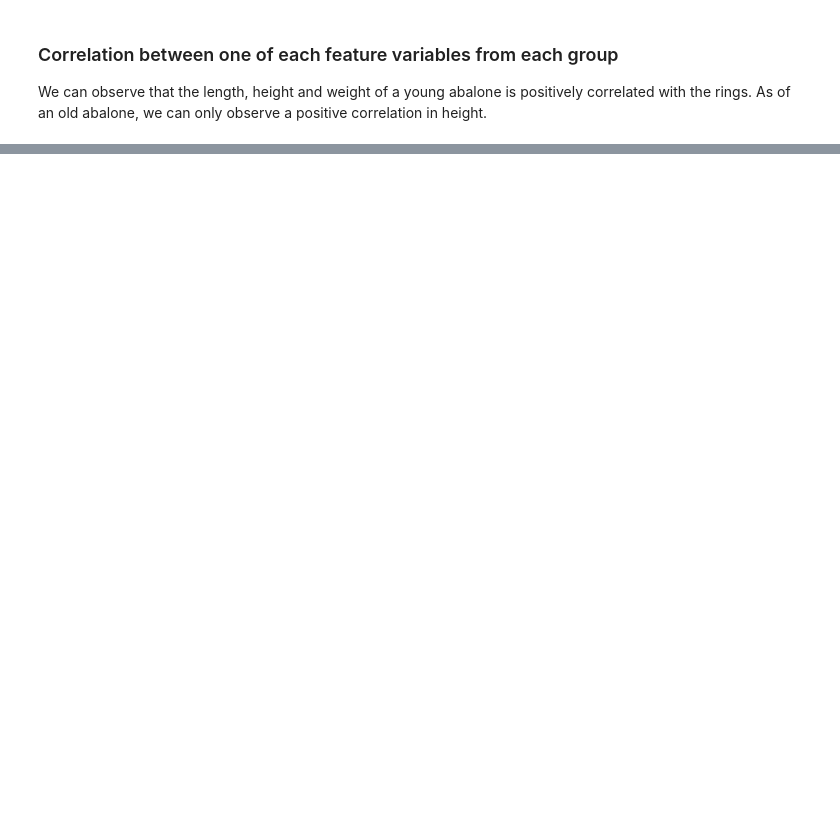
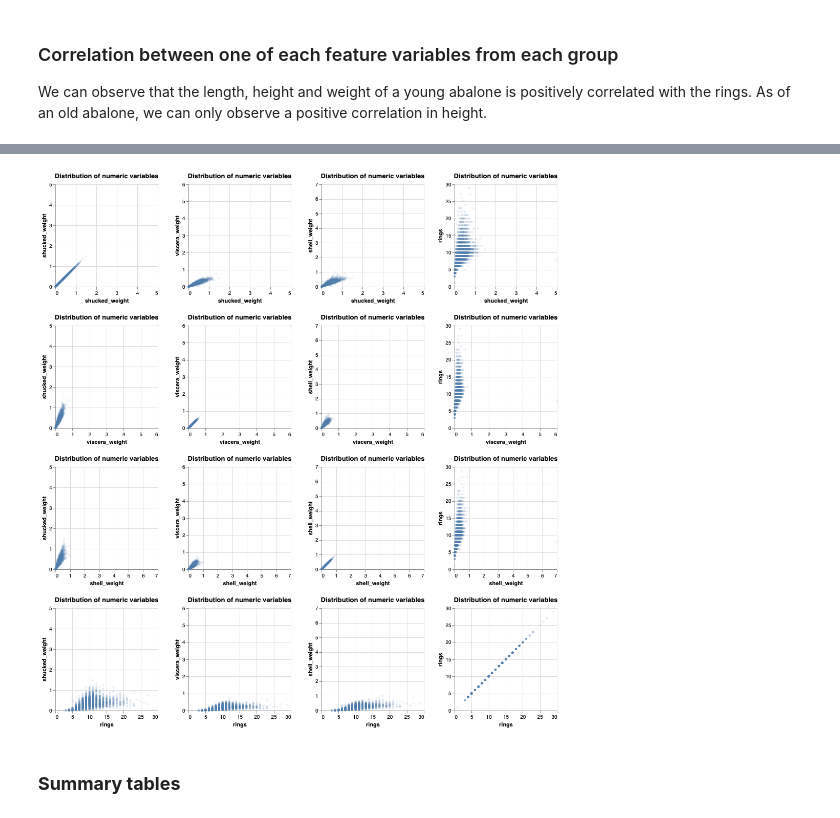
Before and after one commit to veerupandey/abalone_age_classification, a Jupyter notebook: src/eda/eda.ipynb, the cells around one changed output, grey strips where cells are left out. Cells and saved outputs as stored; diff of their text form; code cells hidden in the pictures; blank space fills up the shorter version.

```diff
--- a/src/eda/eda.ipynb
+++ b/src/eda/eda.ipynb
@@ -156,0 +184,26 @@ point_weight + point_weight.transform_regression('whole_weight', 'rings', groupb
+# %%
+features = [
+    'shucked_weight',
+    'viscera_weight',
+    'shell_weight',
+    'rings'
+]
+alt.Chart(
+    train_df, title = 'Distribution of numeric variables'
+).mark_point(size=5, opacity=0.1).encode(
+    alt.X(alt.repeat('row'),
+          type='quantitative'),
+    alt.Y(alt.repeat('column'),
+          type='quantitative')
+).properties(
+    height=200,
+    width=200
+).repeat(
+    column=features,
+    row=features,
+    columns=2
+)
+# %% [output]
+[figure, added]
+# %% [markdown]
+### **Summary tables**
```
Also changed, not shown: parts of 11 cells of this notebook.
